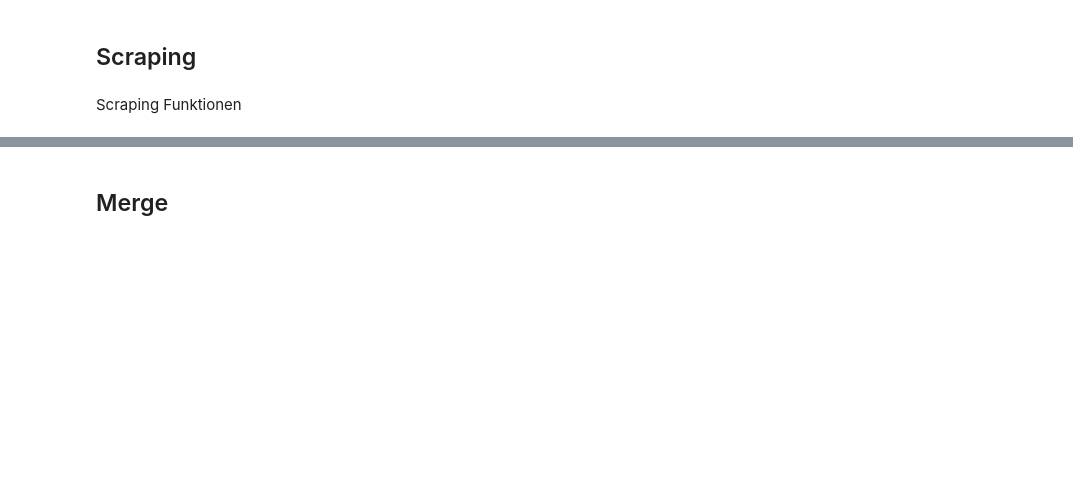
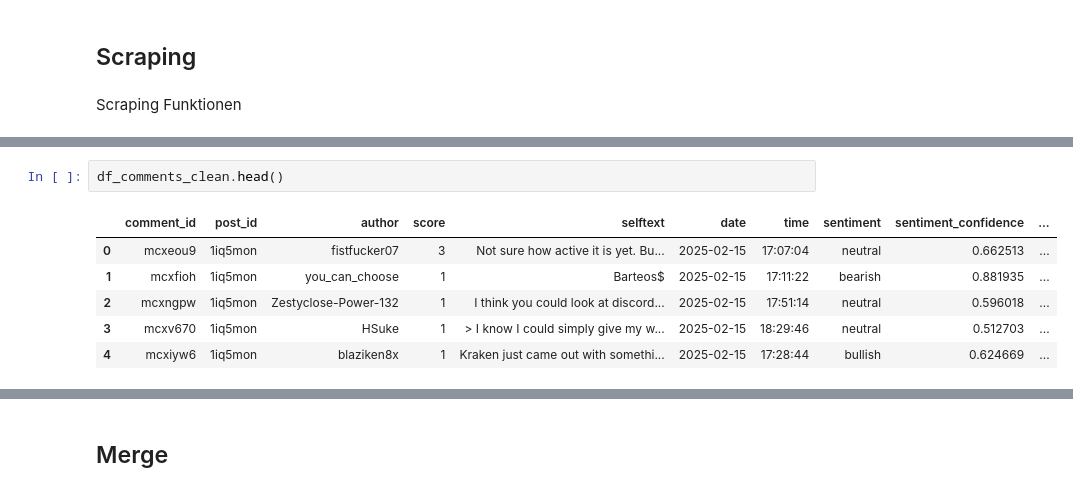
Before and after one commit to Reimser/sp3_3_studienarbeit, a Jupyter notebook: notebooks/scrape.ipynb, the cells around one changed output, grey strips where cells are left out. Drawn from its saved outputs; the diff is of its cells as text; blank space fills up the shorter version.

```diff
--- a/notebooks/scrape.ipynb
+++ b/notebooks/scrape.ipynb
@@ -379,0 +293,9 @@ print(f"✅ Sentiment-Analyse abgeschlossen: {len(df_posts_clean)} Posts & {len(
+# %%
+df_comments_clean.head()
+# %% [output]
+|  | comment_id | post_id | author | score | selftext | date | time | sentiment | sentiment_confidence | ... |
+| 0 | mcxeou9 | 1iq5mon | fistfucker07 | 3 | Not sure how active it is yet. Bu... | 2025-02-15 | 17:07:04 | neutral | 0.662513 | ... |
+| 1 | mcxfioh | 1iq5mon | you_can_choose | 1 | Barteos$ | 2025-02-15 | 17:11:22 | bearish | 0.881935 | ... |
+| 2 | mcxngpw | 1iq5mon | Zestyclose-Power-132 | 1 | I think you could look at discord... | 2025-02-15 | 17:51:14 | neutral | 0.596018 | ... |
+| 3 | mcxv670 | 1iq5mon | HSuke | 1 | > I know I could simply give my w... | 2025-02-15 | 18:29:46 | neutral | 0.512703 | ... |
+| 4 | mcxiyw6 | 1iq5mon | blaziken8x | 1 | Kraken just came out with somethi... | 2025-02-15 | 17:28:44 | bullish | 0.624669 | ... |
```
Also changed, not shown: parts of 13 cells of this notebook, 1 other file.
